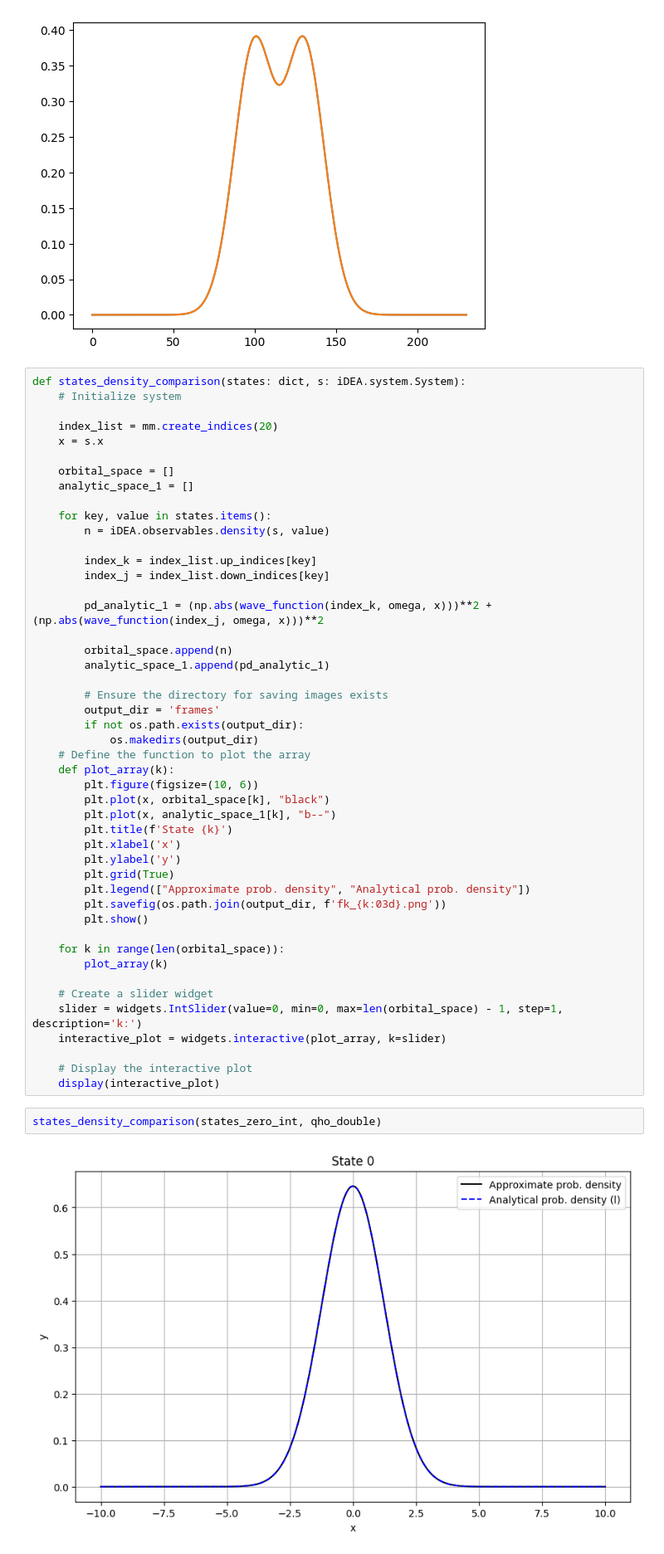
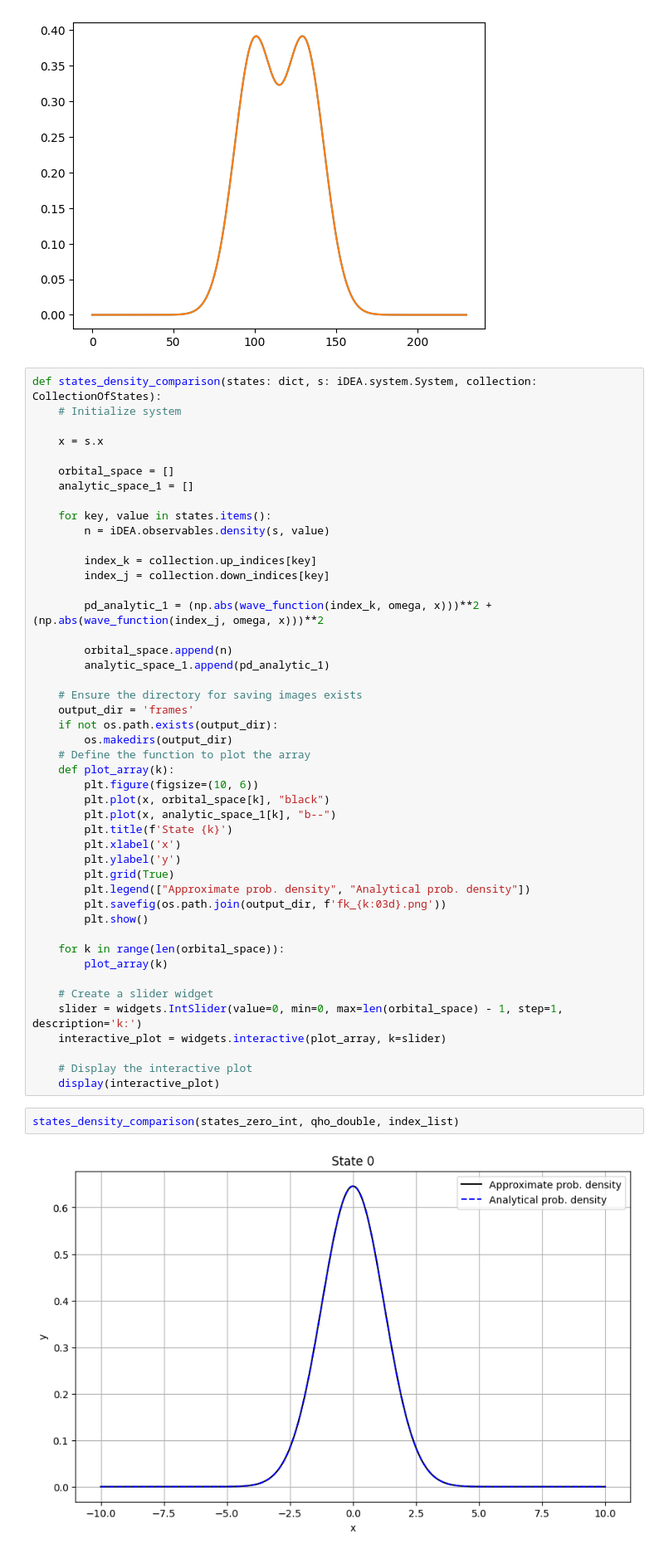
Before and after one commit to ImJudgement7497/iDEA-masterclass, a Jupyter notebook: qho_231_points/density_check_scott.ipynb, the cells around one changed output. Shown at 83% size. Drawn from its saved outputs; the diff is of its cells as text.

```diff
--- a/qho_231_points/density_check_scott.ipynb
+++ b/qho_231_points/density_check_scott.ipynb
@@ -76,10 +80,9 @@ plt.plot(n2)
 [<matplotlib.lines.Line2D at 0x...>]
 [figure]
 # %%
-def states_density_comparison(states: dict, s: iDEA.system.System):
+def states_density_comparison(states: dict, s: iDEA.system.System, collection: CollectionOfStates):
     # Initialize system
 
-    index_list = mm.create_indices(20)
     x = s.x
 
     orbital_space = []
@@ -88,18 +91,18 @@ def states_density_comparison(states: dict, s: iDEA.system.System):
     for key, value in states.items():
         n = iDEA.observables.density(s, value)
 
-        index_k = index_list.up_indices[key]
-        index_j = index_list.down_indices[key]
+        index_k = collection.up_indices[key]
+        index_j = collection.down_indices[key]
 
         pd_analytic_1 = (np.abs(wave_function(index_k, omega, x)))**2 + (np.abs(wave_function(index_j, omega, x)))**2
 
         orbital_space.append(n)
         analytic_space_1.append(pd_analytic_1)
 
-        # Ensure the directory for saving images exists
-        output_dir = 'frames'
-        if not os.path.exists(output_dir):
-            os.makedirs(output_dir)
+    # Ensure the directory for saving images exists
+    output_dir = 'frames'
+    if not os.path.exists(output_dir):
+        os.makedirs(output_dir)
     # Define the function to plot the array
     def plot_array(k):
         plt.figure(figsize=(10, 6))
@@ -123,6 +126,6 @@ def states_density_comparison(states: dict, s: iDEA.system.System):
     # Display the interactive plot
     display(interactive_plot)
 # %%
-states_density_comparison(states_zero_int, qho_double)
+states_density_comparison(states_zero_int, qho_double, index_list)
 # %% [output]
-[figure, old version]
+[figure, new version]
```
Also changed, not shown: parts of 2 cells of this notebook, 56 other files.
